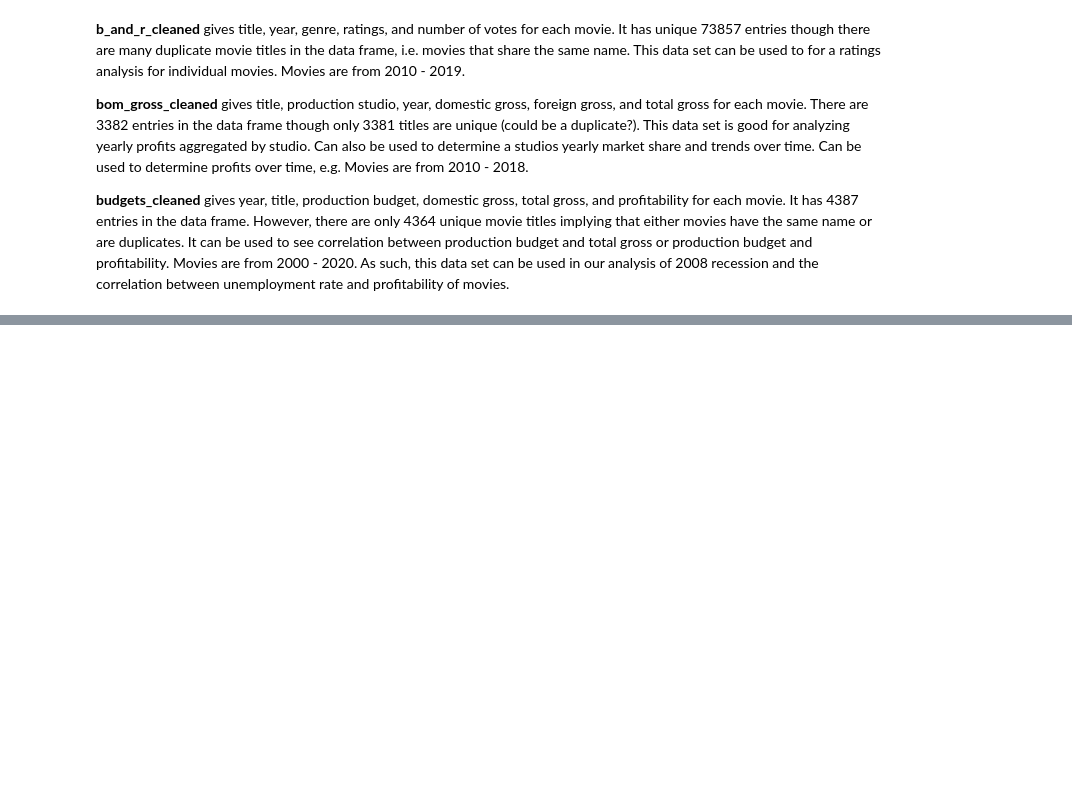
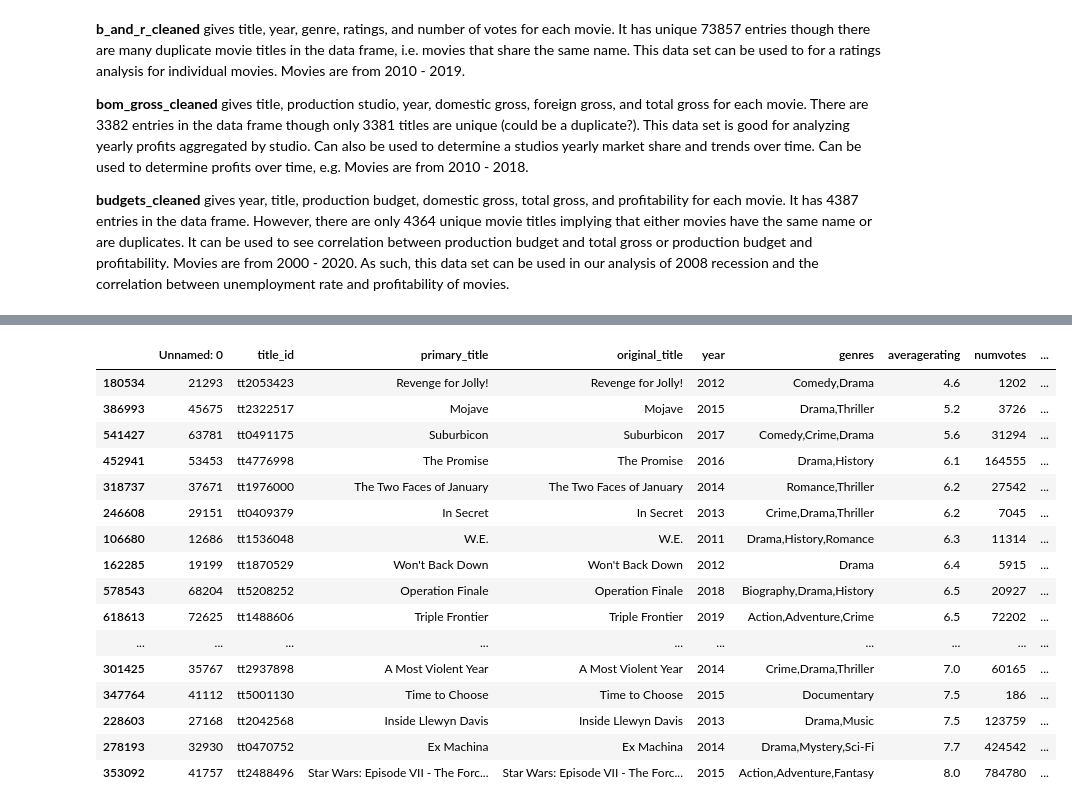
Before and after one commit to itcalderon/2020-movie-analysis, a Jupyter notebook: cleaning_dataframes.ipynb, the cells around one changed output, grey strips where cells are left out. Saved outputs shown, nothing was run; the diff lists cells and outputs as text; code cells hidden in the pictures; blank space fills up the shorter version.

```diff
--- a/cleaning_dataframes.ipynb
+++ b/cleaning_dataframes.ipynb
@@ -488,0 +650,21 @@ budgets_cleaned.to_csv('Cleaned Data/cleaned_tn-movie-budgets.csv')
+# %%
+# return all movies with that
+merged_imdb[merged_imdb.primary_name == 'Oscar Isaac'].sort_values(by = 'averagerating')
+# %% [output]
+|  | Unnamed: 0 | title_id | primary_title | original_title | year | genres | averagerating | numvotes | ... |
+| 180534 | 21293 | tt2053423 | Revenge for Jolly! | Revenge for Jolly! | 2012 | Comedy,Drama | 4.6 | 1202 | ... |
+| 386993 | 45675 | tt2322517 | Mojave | Mojave | 2015 | Drama,Thriller | 5.2 | 3726 | ... |
+| 541427 | 63781 | tt0491175 | Suburbicon | Suburbicon | 2017 | Comedy,Crime,Drama | 5.6 | 31294 | ... |
+| 452941 | 53453 | tt4776998 | The Promise | The Promise | 2016 | Drama,History | 6.1 | 164555 | ... |
+| 318737 | 37671 | tt1976000 | The Two Faces of January | The Two Faces of January | 2014 | Romance,Thriller | 6.2 | 27542 | ... |
+| 246608 | 29151 | tt0409379 | In Secret | In Secret | 2013 | Crime,Drama,Thriller | 6.2 | 7045 | ... |
+| 106680 | 12686 | tt1536048 | W.E. | W.E. | 2011 | Drama,History,Romance | 6.3 | 11314 | ... |
+| 162285 | 19199 | tt1870529 | Won't Back Down | Won't Back Down | 2012 | Drama | 6.4 | 5915 | ... |
+| 578543 | 68204 | tt5208252 | Operation Finale | Operation Finale | 2018 | Biography,Drama,History | 6.5 | 20927 | ... |
+| 618613 | 72625 | tt1488606 | Triple Frontier | Triple Frontier | 2019 | Action,Adventure,Crime | 6.5 | 72202 | ... |
+| ... | ... | ... | ... | ... | ... | ... | ... | ... | ... |
+| 301425 | 35767 | tt2937898 | A Most Violent Year | A Most Violent Year | 2014 | Crime,Drama,Thriller | 7.0 | 60165 | ... |
+| 347764 | 41112 | tt5001130 | Time to Choose | Time to Choose | 2015 | Documentary | 7.5 | 186 | ... |
+| 228603 | 27168 | tt2042568 | Inside Llewyn Davis | Inside Llewyn Davis | 2013 | Drama,Music | 7.5 | 123759 | ... |
+| 278193 | 32930 | tt0470752 | Ex Machina | Ex Machina | 2014 | Drama,Mystery,Sci-Fi | 7.7 | 424542 | ... |
+| 353092 | 41757 | tt2488496 | Star Wars: Episode VII - The Forc... | Star Wars: Episode VII - The Forc... | 2015 | Action,Adventure,Fantasy | 8.0 | 784780 | ... |
```
Also changed, not shown: parts of 23 cells of this notebook, 1 other file.
